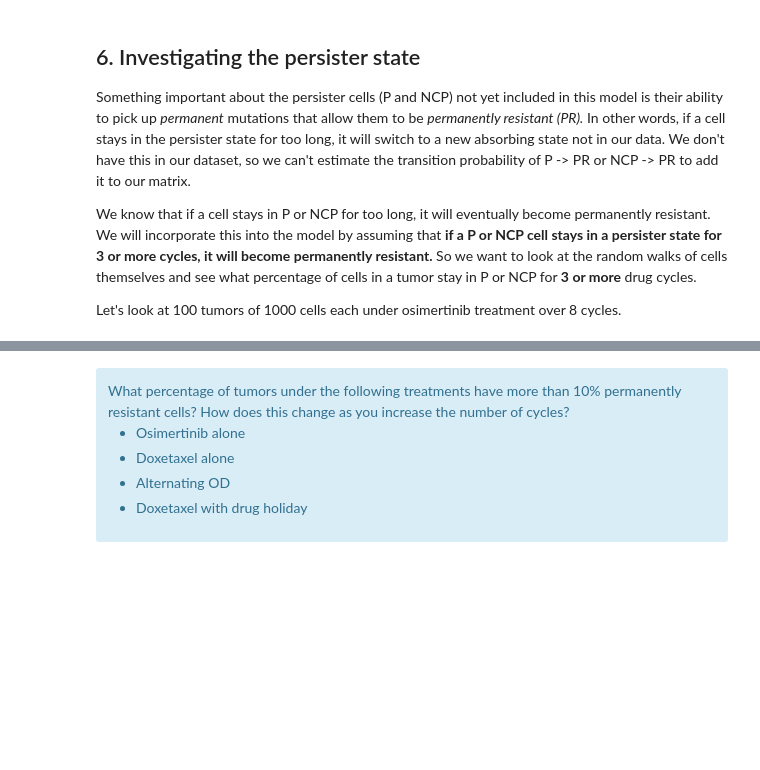
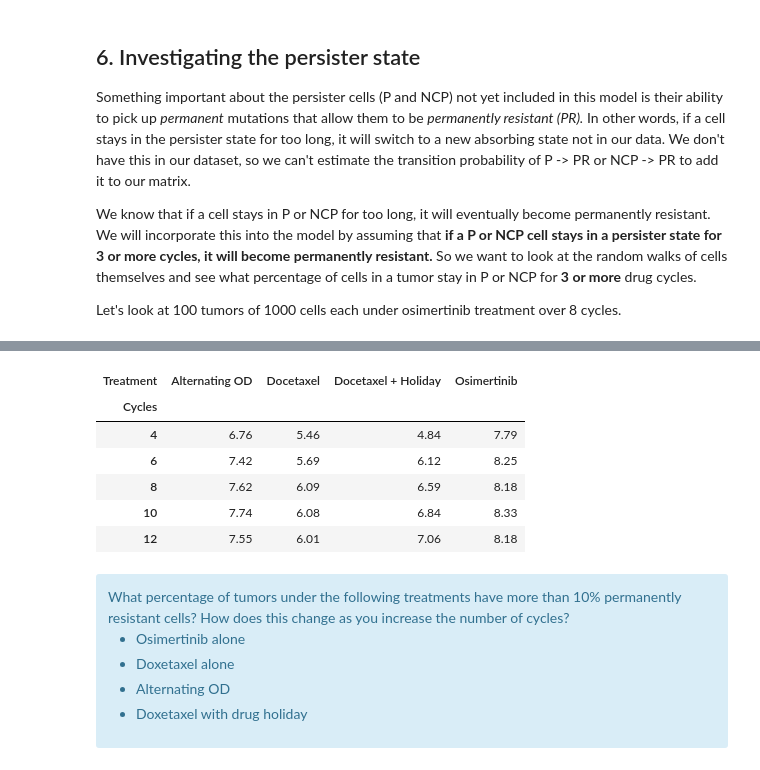
Before and after one commit to kaitlynNMcFadden/uu_markov, a Jupyter notebook: lab_2/Lab09_markov_chain_cells.ipynb, the cells around one changed output, grey strips where cells are left out. Cells and saved outputs as stored; diff of their text form; code cells hidden in the pictures; blank space fills up the shorter version.

```diff
--- a/lab_2/Lab09_markov_chain_cells.ipynb
+++ b/lab_2/Lab09_markov_chain_cells.ipynb
@@ -853,12 +867,45 @@ Let's look at 100 tumors of 1000 cells each under osimertinib treatment over 8 c
 # %%
 # write a function that runs 1000 random walks and saves them
 # you will use this function 100 times to generate a simulated set of tumors
+def get_random_walks():
+    N_WALKS = 1000
+    N_CYCLES = 8
+    starts = rng.choice(len(pi_mix), size=N_WALKS, p=pi_mix)
+    walks = np.array([
+        random_walk(int(s0), P_osi, N_CYCLES, rng)
+        for s0 in starts
+    ])
+    return walks
 
 # go through each random walk and if a persister stays for 3+ consecutive cycles, add to tally
 # count up cells that stayed in persister state consecutively out of total cells
-
 # repeat for all tumors
 
+persistor_states = [
+    OUTCOMES.index("P"), OUTCOMES.index("NCP")
+]
+
+bootstrap_persistors = []
+for tumor in range(100):
+    walks = get_random_walks()
+
+    tally = 0
+    for walk in walks:
+        for i in range(1, len(walk) - 2):
+            if np.all(np.isin(walk[i:i+3], persistor_states)):
+                tally += 1
+                break
+    persistors = tally/len(walks)
+    bootstrap_persistors.append(persistors)
+
 # report mean +/- SEM for osimertinib
+mean = np.mean(bootstrap_persistors)
+SEM = np.std(bootstrap_persistors, ddof=1) / np.sqrt(100)
 
 # compare to 10% threshold using 95% CI or a hypothesis test
+ci_lower = mean - 1.96 * SEM
+ci_upper = mean + 1.96 * SEM
+
+print('mean: ', mean)
+print('SEM: ', SEM)
+print(f'CI at 95 %: ({ci_lower}, {ci_upper})')
@@ -865,3 +1016,19 @@ Let's look at 100 tumors of 1000 cells each under osimertinib treatment over 8 c
+# %%
+mean_comparison = results_df.pivot(
+    index="Cycles",
+    columns="Treatment",
+    values="Mean Resistant Cells (%)"
+)
+
+display(mean_comparison.round(2))
+# %% [output]
+| Treatment | Alternating OD | Docetaxel | Docetaxel + Holiday | Osimertinib |
+| Cycles |  |  |  |  |
+| 4 | 6.76 | 5.46 | 4.84 | 7.79 |
+| 6 | 7.42 | 5.69 | 6.12 | 8.25 |
+| 8 | 7.62 | 6.09 | 6.59 | 8.18 |
+| 10 | 7.74 | 6.08 | 6.84 | 8.33 |
+| 12 | 7.55 | 6.01 | 7.06 | 8.18 |
 # %% [markdown]
 <div class="alert alert-info"> What percentage of tumors under the following treatments have more than 10% permanently resistant cells? How does this change as you increase the number of cycles?
 
```
Also changed, not shown: parts of 5 cells of this notebook.
